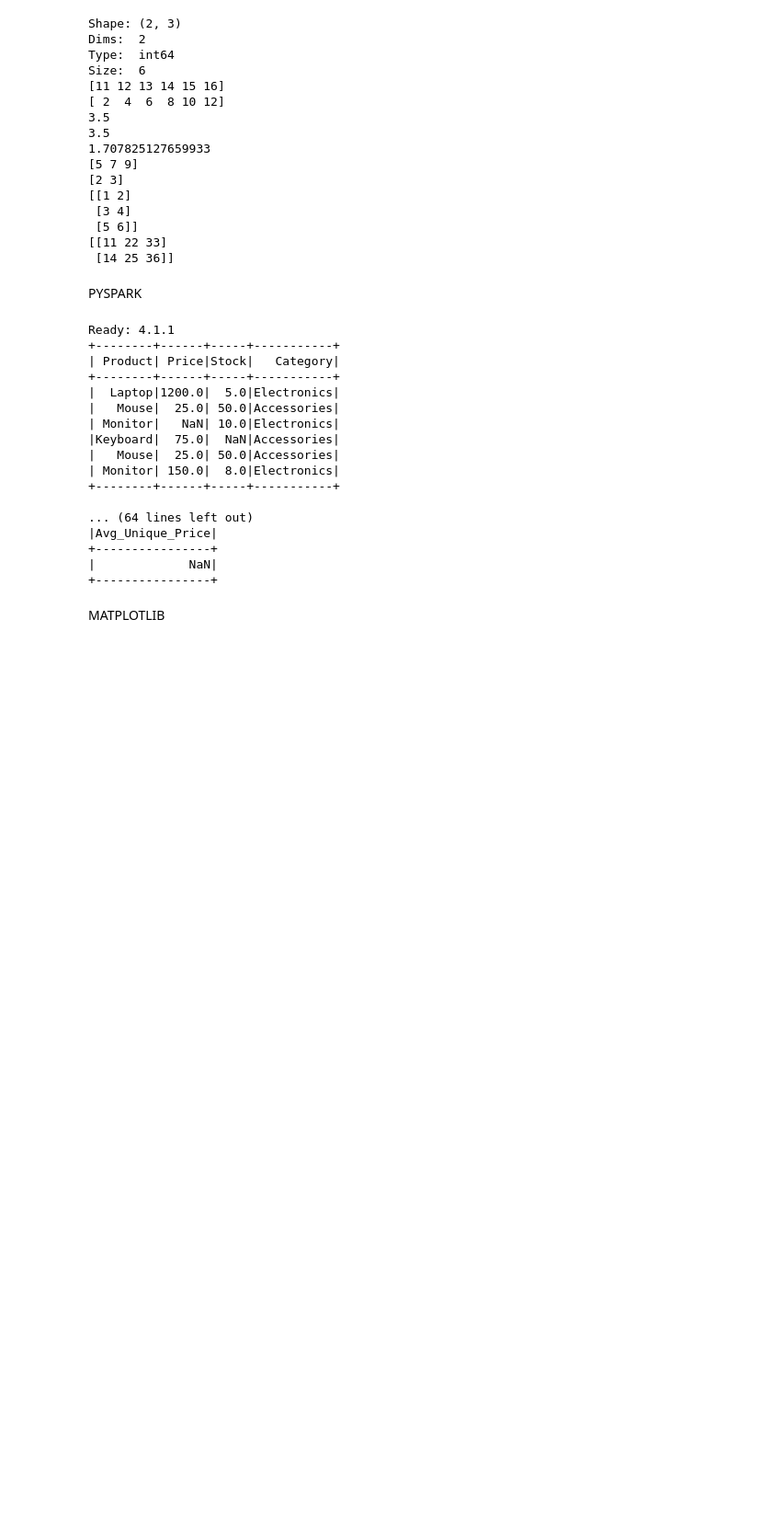
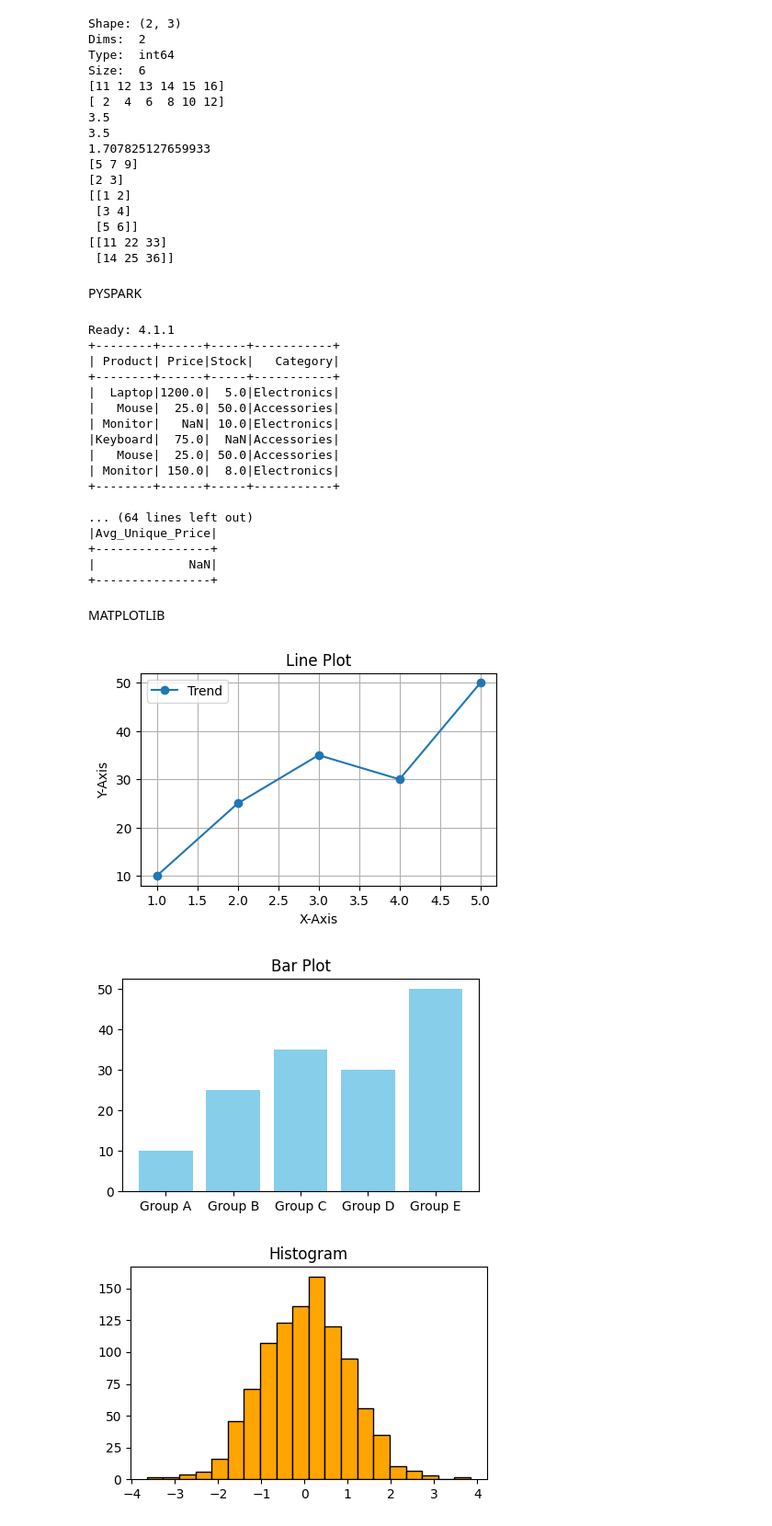
Before and after one commit to Abdullah-9864/Git, a Jupyter notebook: BIG_DATA/assignmentOne.ipynb, the cells around one changed output. Shown at 92% size. Saved outputs shown, nothing was run; the diff lists cells and outputs as text; code cells hidden in the pictures; blank space fills up the shorter version.

```diff
--- a/BIG_DATA/assignmentOne.ipynb
+++ b/BIG_DATA/assignmentOne.ipynb
@@ -194,3 +194,57 @@ Ready: 4.1.1
 +----------------+
 # %% [markdown]
 MATPLOTLIB
+# %%
+import matplotlib.pyplot as plt
+import numpy as np
+
+# 1. Prepare Data
+x = np.array([1, 2, 3, 4, 5])
+y = np.array([10, 25, 35, 30, 50])
+labels = ['Group A', 'Group B', 'Group C', 'Group D', 'Group E']
+dist_data = np.random.randn(1000)
+
+# --- LINE PLOT ---
+plt.figure(figsize=(5, 3))
+plt.plot(x, y, marker='o', label='Trend')
+plt.title("Line Plot")
+plt.xlabel("X-Axis")
+plt.ylabel("Y-Axis")
+plt.legend()
+plt.grid(True)
+plt.savefig('line.png')
+plt.show()
+
+# --- BAR PLOT ---
+plt.figure(figsize=(5, 3))
+plt.bar(labels, y, color='skyblue')
+plt.title("Bar Plot")
+plt.savefig('bar.png')
+plt.show()
+
+# --- HISTOGRAM ---
+plt.figure(figsize=(5, 3))
+# Note: 'edgecolor' has NO hyphen
+plt.hist(dist_data, bins=20, color='orange', edgecolor='black')
+plt.title("Histogram")
+plt.savefig('hist.png')
+plt.show()
+
+# --- PIE CHART ---
+plt.figure(figsize=(5, 3))
+plt.pie(y, labels=labels, autopct='%1.1f%%')
+plt.title("Pie Chart")
+plt.savefig('pie.png')
+plt.show()
+
+# --- SCATTER PLOT ---
+plt.figure(figsize=(5, 3))
+plt.scatter(x, y, color='red')
+plt.title("Scatter Plot")
+plt.grid(linestyle='--')
+plt.savefig('scatter.png')
+plt.show()
+# %% [output]
+[figure, added]
+[figure, added]
+[figure, added]
```
Also changed, not shown: parts of 7 cells of this notebook, 6 other files.
